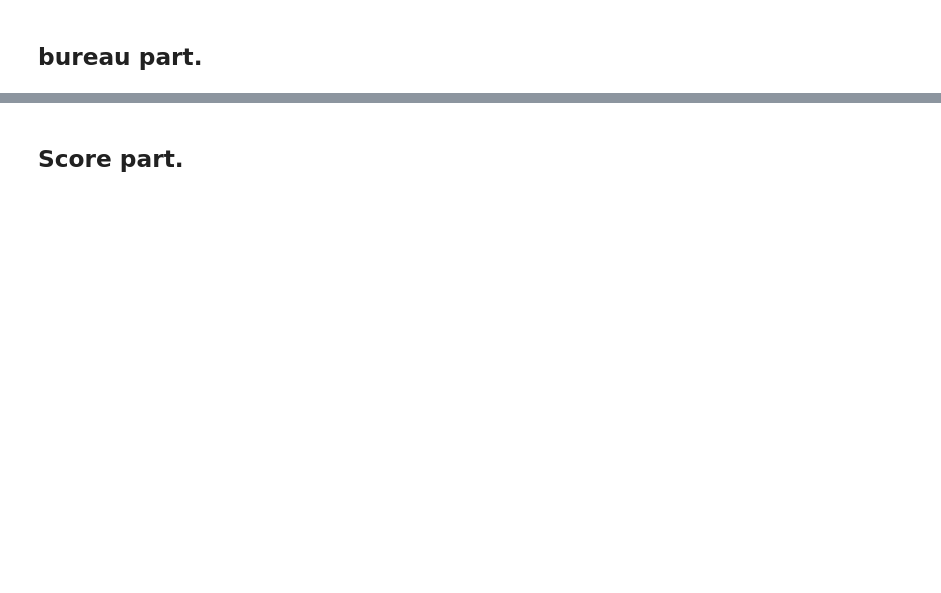
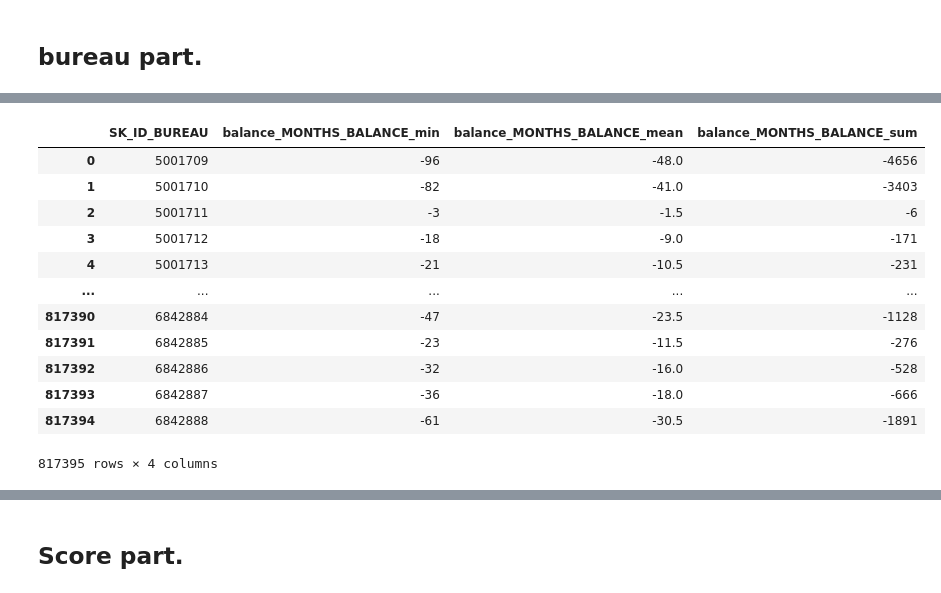
Before and after one commit to SunForLife/raiffeisen, a Jupyter notebook: home_credit_data.ipynb, the cells around one changed output, grey strips where cells are left out. Drawn from its saved outputs; the diff is of its cells as text; code cells hidden in the pictures; blank space fills up the shorter version.

```diff
--- a/home_credit_data.ipynb
+++ b/home_credit_data.ipynb
@@ -112,0 +139,19 @@ data = data.merge(credit_type_ohe, on = 'SK_ID_CURR', how = 'left').fillna(0)
+# %%
+# Считаем статистику для MONTHS_BALANCE по ['min', 'mean', 'sum'].
+
+cnt_numeric_fields_statistics = aggregate_numeric_fields(bureau_balance, ['STATUS'], 'SK_ID_BUREAU', ['min', 'mean', 'sum'], 'balance')
+cnt_numeric_fields_statistics
+# %% [output]
+|  | SK_ID_BUREAU | balance_MONTHS_BALANCE_min | balance_MONTHS_BALANCE_mean | balance_MONTHS_BALANCE_sum |
+| 0 | 5001709 | -96 | -48.0 | -4656 |
+| 1 | 5001710 | -82 | -41.0 | -3403 |
+| 2 | 5001711 | -3 | -1.5 | -6 |
+| 3 | 5001712 | -18 | -9.0 | -171 |
+| 4 | 5001713 | -21 | -10.5 | -231 |
+| ... | ... | ... | ... | ... |
+| 817390 | 6842884 | -47 | -23.5 | -1128 |
+| 817391 | 6842885 | -23 | -11.5 | -276 |
+| 817392 | 6842886 | -32 | -16.0 | -528 |
+| 817393 | 6842887 | -36 | -18.0 | -666 |
+| 817394 | 6842888 | -61 | -30.5 | -1891 |
+817395 rows × 4 columns
```
Also changed, not shown: parts of 12 cells of this notebook.
